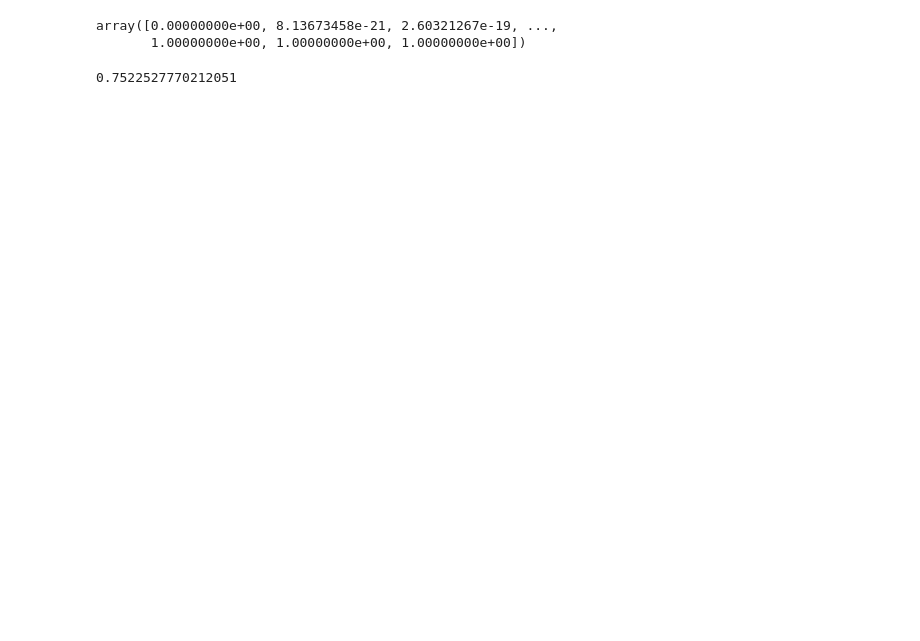
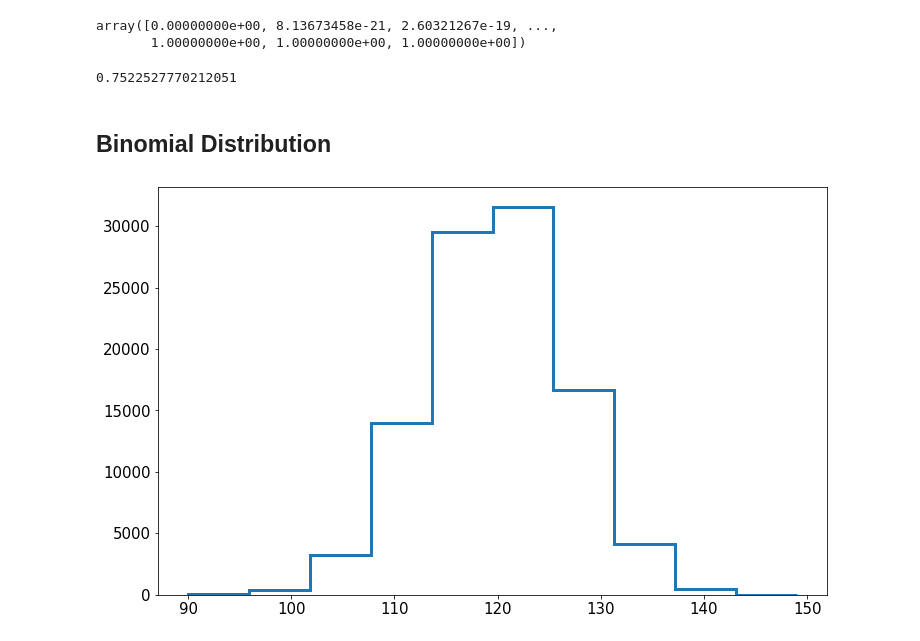
Before and after one commit to maria8ch/Phys434_BigData, a Jupyter notebook: lab1_Berres.ipynb, the cells around one changed output. Cells and saved outputs as stored; diff of their text form; code cells hidden in the pictures; blank space fills up the shorter version.

```diff
--- a/lab1_Berres.ipynb
+++ b/lab1_Berres.ipynb
@@ -186,3 +210,15 @@ array([0.00000000e+00, 8.13673458e-21, 2.60321267e-19, ...,
 cd1(v,df).max()
 # %% [output]
 0.7522527770212051
+# %% [markdown]
+## Binomial Distribution
+# %%
+bi=stats.binom.rvs(n=200,p=0.6,size = 100000,random_state=420)
+fig, ax = plt.subplots(figsize=(12, 7.5))
+ax.hist(bi,histtype='step',linewidth=3)
+ax.tick_params(labelsize = 15)
+#plt.xlim([,5.05])
+#x = np.linspace(-5,5,1000)
+#ax.plot(x,stats.binom.pdf(x,loc = l, scale = s),linewidth=3)
+# %% [output]
+[figure, added]
```
Also changed, not shown: parts of 4 cells of this notebook.
